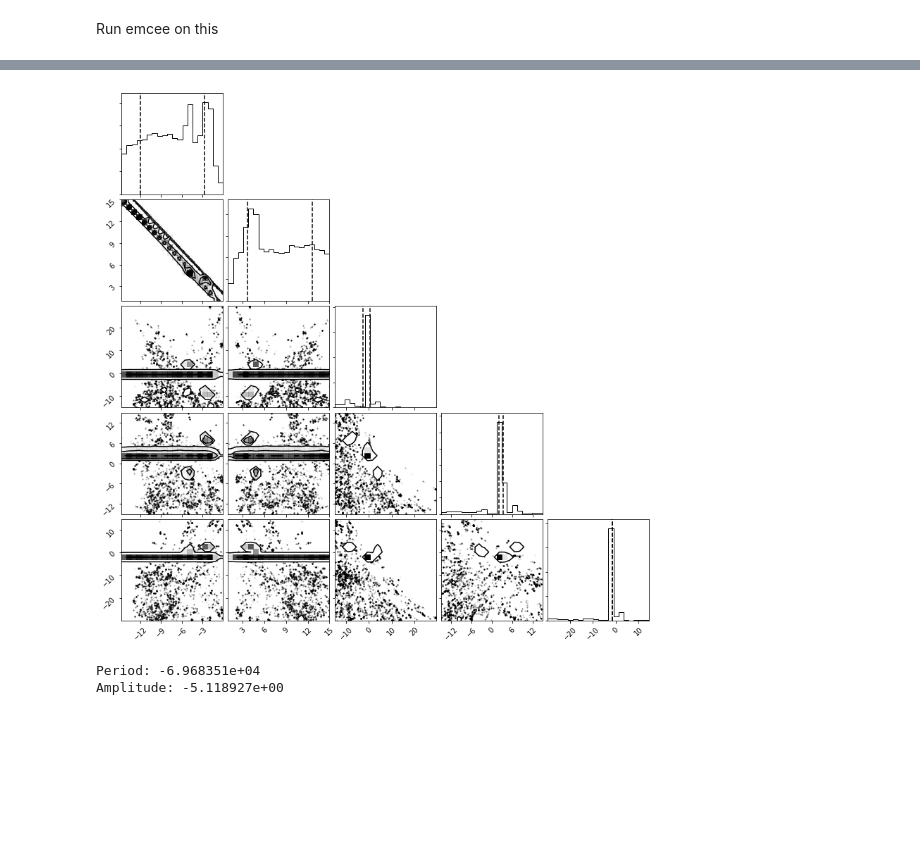
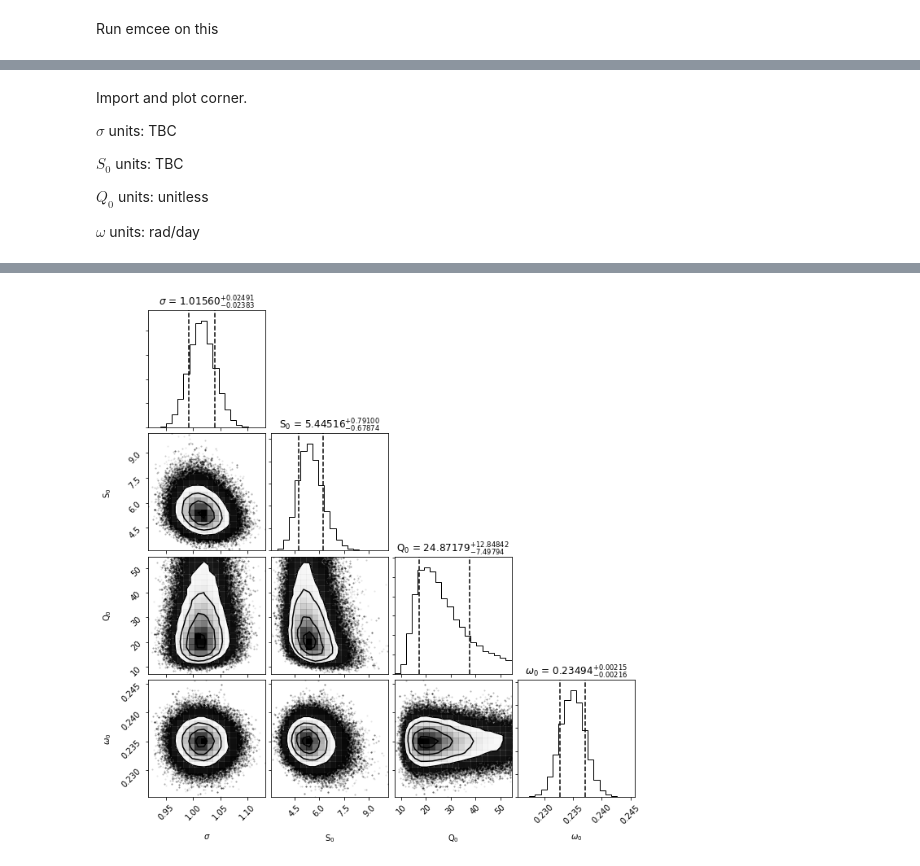
Before and after one commit to exr007/GP_test, a Jupyter notebook: GP_test.ipynb, the cells around one changed output, grey strips where cells are left out. Saved outputs shown, nothing was run; the diff lists cells and outputs as text; code cells hidden in the pictures; blank space fills up the shorter version.

```diff
--- a/GP_test.ipynb
+++ b/GP_test.ipynb
@@ -17,7 +17,7 @@ Here we create and plot the power spectrum of the artificial data, to have a pea
 dx = 0.01 # Resolution 0.01 muHz (1158 days ~= 3 yrs)
 x = np.arange(0, (1*1e6/(3600*24)), dx) # Nyquist = 1 day
 x_0 = (1e6/(3600*24*27)) # Central frequency of fundamental peak (i.e. 27-day peak ~= 0.43 muHz)
-A = 5 # Amplitude of fundamental peak [G]
+A = 10 # Amplitude of fundamental peak [G]
 width = 0.03 # Width [muHz]
 
 powers = [single_lorentzian(x, x_0, A, width, i) for i in np.arange(1,2)] # Create peak(s)
@@ -45,7 +45,7 @@ BUT - first need to go from PSD in units [G$^2$$\mu$Hz$^{-1}$] into [G$^2$]
 
 Then to convert from amplitude to the frequency domain signal ($Z(f(k))$): $Z(f(k)) \, = \, A(f(k)) \, e^{i \phi(f(k)))}$, where $\phi(f(k))$ is some random phase supplied to the signal between $0$ and $2\pi$.
 # %%
-powers *= dx*1e6 # Change into units [G^2]
+#powers *= dx*1e6 # Change into units [G^2]
 # %%
 amplitudes = np.sqrt(powers) # Compute amplitudes from powers
 phases = np.random.uniform(0, 2*np.pi, len(amplitudes)) # Generate random phases
@@ -190,16 +231,27 @@ import emcee
 
 initial = gp.get_parameter_vector()
 print(initial)
-ndim, nwalkers = len(initial), 50
-sampler = emcee.EnsembleSampler(nwalkers, ndim, log_probability)
+print(log_probability(initial))
+
+ndim, nwalkers = len(initial), 100
+sampler = emcee.EnsembleSampler(nwalkers, ndim, log_probability, a=4)
+
+import time
+start_time = time.time()
 
 print("Running burn-in...")
 p0 = initial + 1e-3 * np.random.randn(nwalkers, ndim)
-p0, lp, _ = sampler.run_mcmc(p0, 2000)
+p0, lp, _ = sampler.run_mcmc(p0, 5000)
 
 print("Running production...")
 sampler.reset()
-sampler.run_mcmc(p0, 2000);
+sampler.run_mcmc(p0, 5000);
 
 print("We're done here...")
+print("... elapsed_time = %.6f s"%(time.time() - start_time))
+
+print("Mean acceptance fraction: {0:.3f}"
+                .format(np.mean(sampler.acceptance_fraction)))
+
+print(gp.get_parameter_vector())
 # %% [output]
@@ -210,6 +266,8 @@ We're done here...
 # %%
 nparams = len(initial)
 sam = sampler.flatchain
+exp_sam = np.exp(sam)
+print(np.shape(sam))
 fig, ax = plt.subplots(nparams)
 for i in range(nparams):
     ax[i].plot(sam[:, i])
@@ -220,9 +277,22 @@ Import and plot corner
+# %% [markdown]
+Import and plot corner.
+
+$\sigma$ units: TBC
+
+$S_0$ units: TBC
+
+$Q_0$ units: unitless
+
+$\omega$ units: rad/day
 # %%
 import corner
-corner.corner(sampler.flatchain,
-              quantiles = [0.5-0.3413, 0.5+0.3413],
-              title_fmt='.5f')
+sam
+corner.corner(exp_sam,
+                show_titles = True,
+                labels = ["$\\sigma$", "S$_0$", "Q$_0$", "$\\omega_0$"],
+                quantiles = [0.5-0.3413, 0.5+0.3413],
+                title_fmt='.5f')
 plt.show()
-print("Period: %.6e"%model.P)
-print("Amplitude: %.6e"%model.A)
+#print("Period: %.6e"%model.P)
+#print("Amplitude: %.6e"%model.A)
 # %% [output]
@@ -232,6 +299,4 @@ WARNING:root:Too few points to create valid contours
-[figure, old version]
+[figure, new version]
-Period: -6.968351e+04
-Amplitude: -5.118927e+00
 # %%
 # Plot the data.
 fig, ax = plt.subplots(figsize=(15,8))
```
Also changed, not shown: parts of 11 cells of this notebook, 1 other file.
